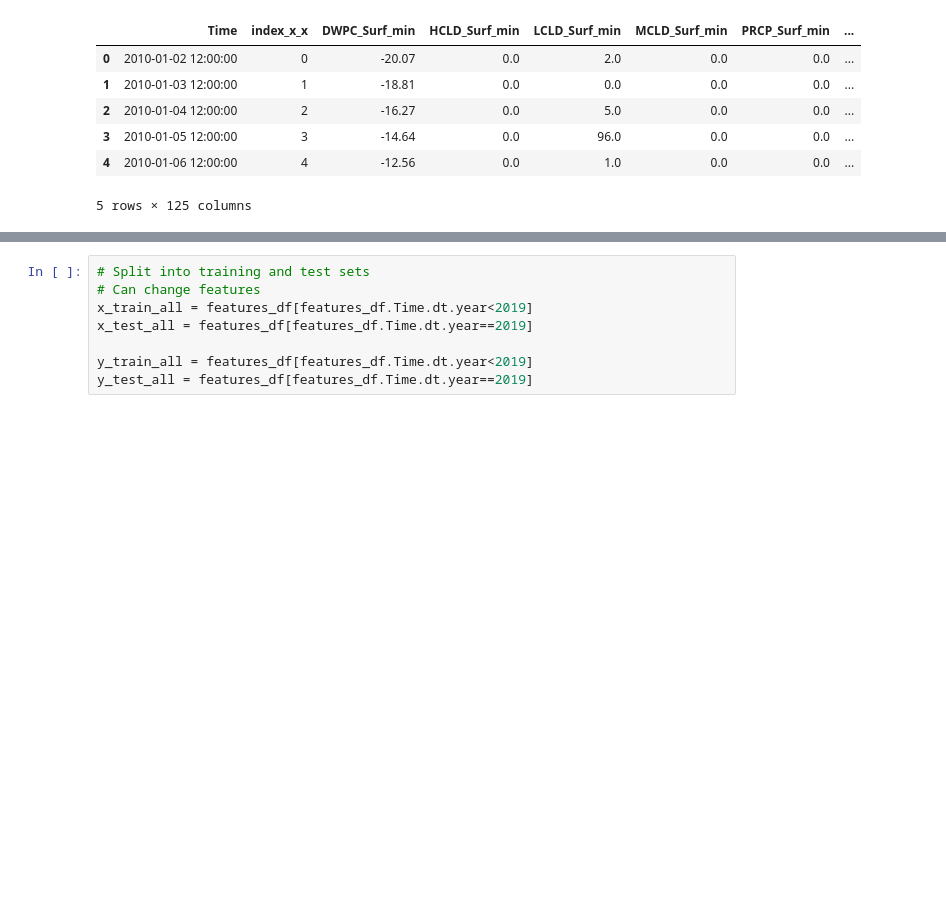
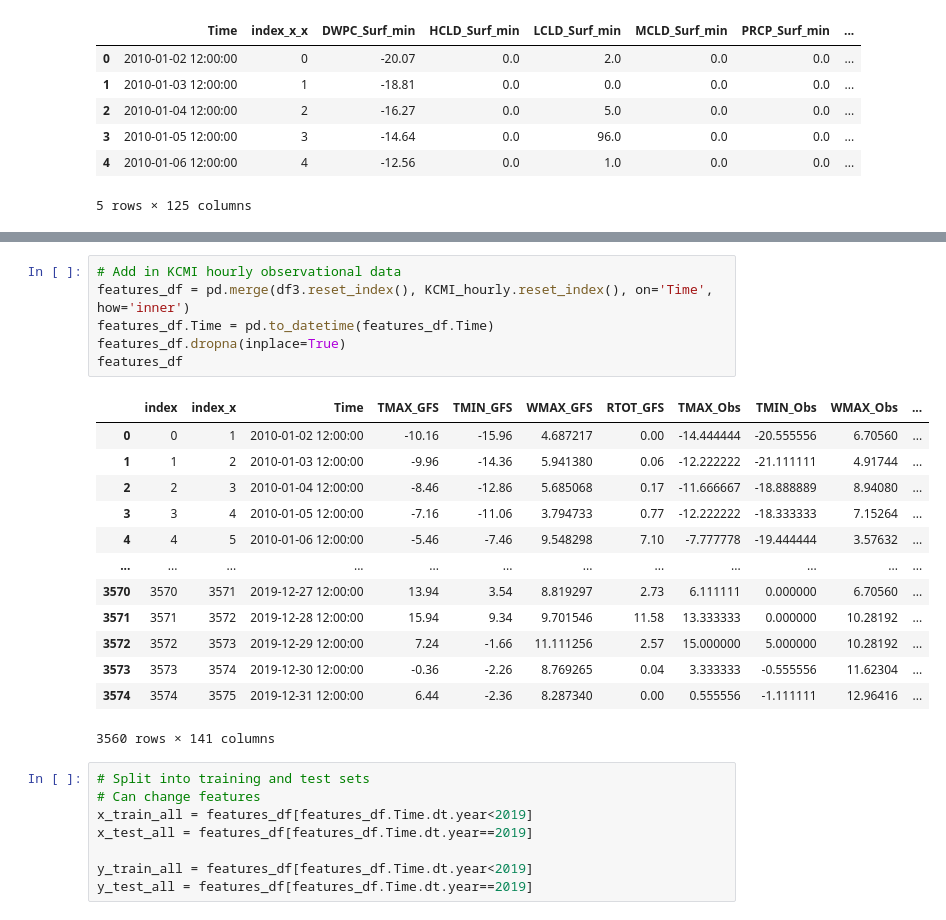
Before and after one commit to dfu2020/ATMS-597-SP-2020-Project-4, a Jupyter notebook: Project4_Joyce_v2_2.ipynb, the cells around one changed output, grey strips where cells are left out. Cells and saved outputs as stored; diff of their text form; blank space fills up the shorter version.

```diff
--- a/Project4_Joyce_v2_2.ipynb
+++ b/Project4_Joyce_v2_2.ipynb
@@ -241,6 +251,26 @@ features_df.head()
 | 3 | 4 | 2010-01-05 12:00:00 | -7.16 | -11.06 | 3.794733 | 0.77 | -12.222222 | -18.333333 | 7.15264 | 0.0 | ... |
 | 4 | 5 | 2010-01-06 12:00:00 | -5.46 | -7.46 | 9.548298 | 7.10 | -7.777778 | -19.444444 | 3.57632 | 1.5 | ... |
 5 rows × 136 columns
+# %%
+# Add in KCMI hourly observational data
+features_df = pd.merge(df3.reset_index(), KCMI_hourly.reset_index(), on='Time', how='inner')
+features_df.Time = pd.to_datetime(features_df.Time)
+features_df.dropna(inplace=True)
+features_df
+# %% [output]
+|  | index | index_x | Time | TMAX_GFS | TMIN_GFS | WMAX_GFS | RTOT_GFS | TMAX_Obs | TMIN_Obs | WMAX_Obs | ... |
+| 0 | 0 | 1 | 2010-01-02 12:00:00 | -10.16 | -15.96 | 4.687217 | 0.00 | -14.444444 | -20.555556 | 6.70560 | ... |
+| 1 | 1 | 2 | 2010-01-03 12:00:00 | -9.96 | -14.36 | 5.941380 | 0.06 | -12.222222 | -21.111111 | 4.91744 | ... |
+| 2 | 2 | 3 | 2010-01-04 12:00:00 | -8.46 | -12.86 | 5.685068 | 0.17 | -11.666667 | -18.888889 | 8.94080 | ... |
+| 3 | 3 | 4 | 2010-01-05 12:00:00 | -7.16 | -11.06 | 3.794733 | 0.77 | -12.222222 | -18.333333 | 7.15264 | ... |
+| 4 | 4 | 5 | 2010-01-06 12:00:00 | -5.46 | -7.46 | 9.548298 | 7.10 | -7.777778 | -19.444444 | 3.57632 | ... |
+| ... | ... | ... | ... | ... | ... | ... | ... | ... | ... | ... | ... |
+| 3570 | 3570 | 3571 | 2019-12-27 12:00:00 | 13.94 | 3.54 | 8.819297 | 2.73 | 6.111111 | 0.000000 | 6.70560 | ... |
+| 3571 | 3571 | 3572 | 2019-12-28 12:00:00 | 15.94 | 9.34 | 9.701546 | 11.58 | 13.333333 | 0.000000 | 10.28192 | ... |
+| 3572 | 3572 | 3573 | 2019-12-29 12:00:00 | 7.24 | -1.66 | 11.111256 | 2.57 | 15.000000 | 5.000000 | 10.28192 | ... |
+| 3573 | 3573 | 3574 | 2019-12-30 12:00:00 | -0.36 | -2.26 | 8.769265 | 0.04 | 3.333333 | -0.555556 | 11.62304 | ... |
+| 3574 | 3574 | 3575 | 2019-12-31 12:00:00 | 6.44 | -2.36 | 8.287340 | 0.00 | 0.555556 | -1.111111 | 12.96416 | ... |
+3560 rows × 141 columns
 # %%
 # Split into training and test sets
 # Can change features
```
Also changed, not shown: parts of 21 cells of this notebook.
